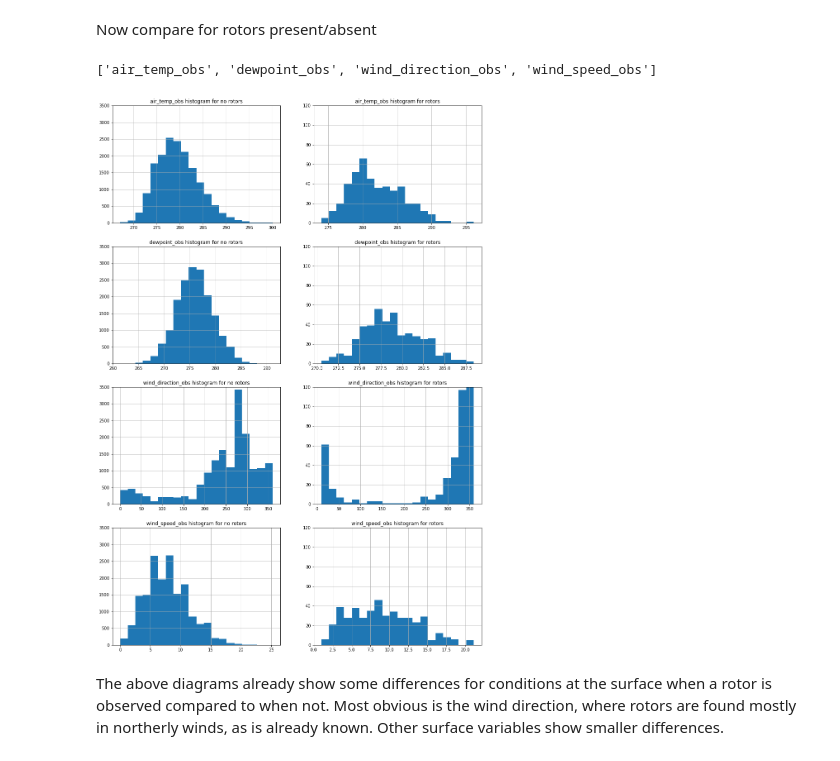
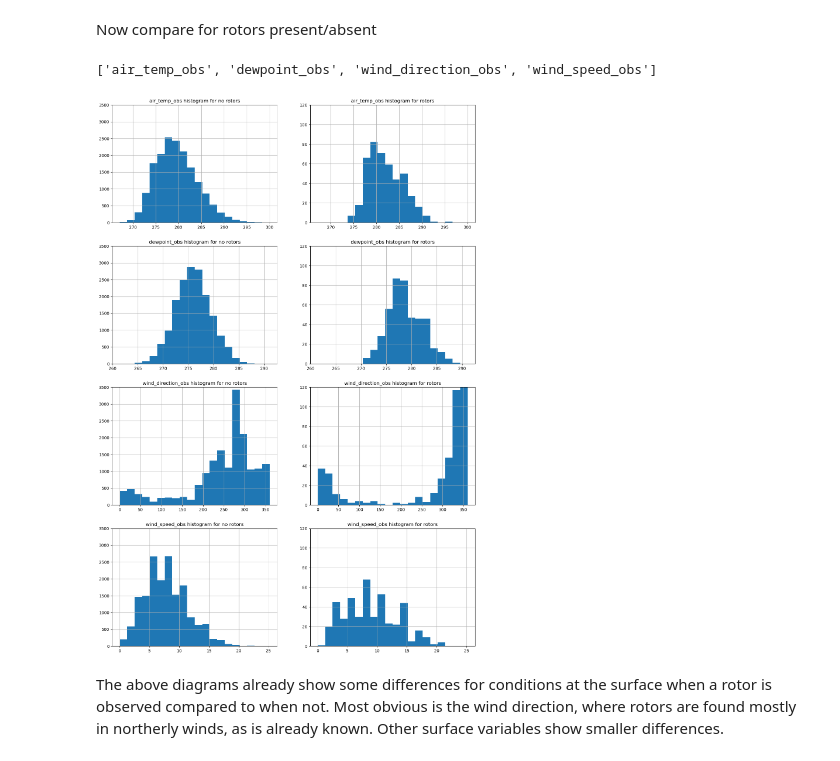
Before and after one commit to informatics-lab/ml_weather_tutorial, a Jupyter notebook: 01_data_exploration.ipynb, the cells around one changed output. Cells and saved outputs as stored; diff of their text form; code cells hidden in the pictures.

Commit message:
Updated notebook 1 so charts on same sclaes.

```diff
--- a/01_data_exploration.ipynb
+++ b/01_data_exploration.ipynb
@@ -241,20 +241,27 @@ fig1.show()
 # %% [markdown]
 Now compare for rotors present/absent
 # %%
-vars_to_plot = ['air_temp_obs', 'dewpoint_obs', 'wind_direction_obs', 'wind_speed_obs',]
+vars_to_plot = ['air_temp_obs', 'dewpoint_obs', 'wind_direction_obs', 'wind_speed_obs']
 print(vars_to_plot)
-fig1 = matplotlib.pyplot.figure('comparing rota events',figsize=(16,6*len(vars_to_plot)))
+fig1 = matplotlib.pyplot.figure('comparing rota events', figsize=(16, 6 * len(vars_to_plot)))
+
 for ix1, var_name in enumerate(vars_to_plot):
-    ax1 = fig1.add_subplot(len(vars_to_plot),2,ix1*2+1, title=f'{var_name} histogram for no rotors')
-    no_rotors_df[var_name].hist(bins=20,ax=ax1)
-    ax1.set_ylim((0,3500))
-    ax1 = fig1.add_subplot(len(vars_to_plot),2,ix1*2+2, title=f'{var_name} histogram for rotors')
-    rotors_present_df[var_name].hist(bins=20,ax=ax1)
-    ax1.set_ylim((0,120))
+    data_min = min(no_rotors_df[var_name].min(), rotors_present_df[var_name].min())
+    data_max = max(no_rotors_df[var_name].max(), rotors_present_df[var_name].max())
+    x_range = [data_min, data_max]
+
+    ax1 = fig1.add_subplot(len(vars_to_plot), 2, ix1 * 2 + 1, title=f'{var_name} histogram for no rotors')
+    no_rotors_df[var_name].hist(bins=20, ax=ax1, range=x_range)
+    ax1.set_ylim((0, 3500))
+
+    ax1 = fig1.add_subplot(len(vars_to_plot), 2, ix1 * 2 + 2, title=f'{var_name} histogram for rotors')
+    rotors_present_df[var_name].hist(bins=20, ax=ax1, range=x_range)
+    ax1.set_ylim((0, 120))
+
 fig1.show()
 # %% [output]
 ['air_temp_obs', 'dewpoint_obs', 'wind_direction_obs', 'wind_speed_obs']
-[figure, old version]
+[figure, new version]
 # %% [markdown]
 The above diagrams already show some differences for conditions at the surface when a rotor is observed compared to when not. Most obvious is the wind direction, where rotors are found mostly in northerly winds, as is already known. Other surface variables show smaller differences.
 # %% [markdown]
```
Also changed, not shown: parts of 1 cell of this notebook.
